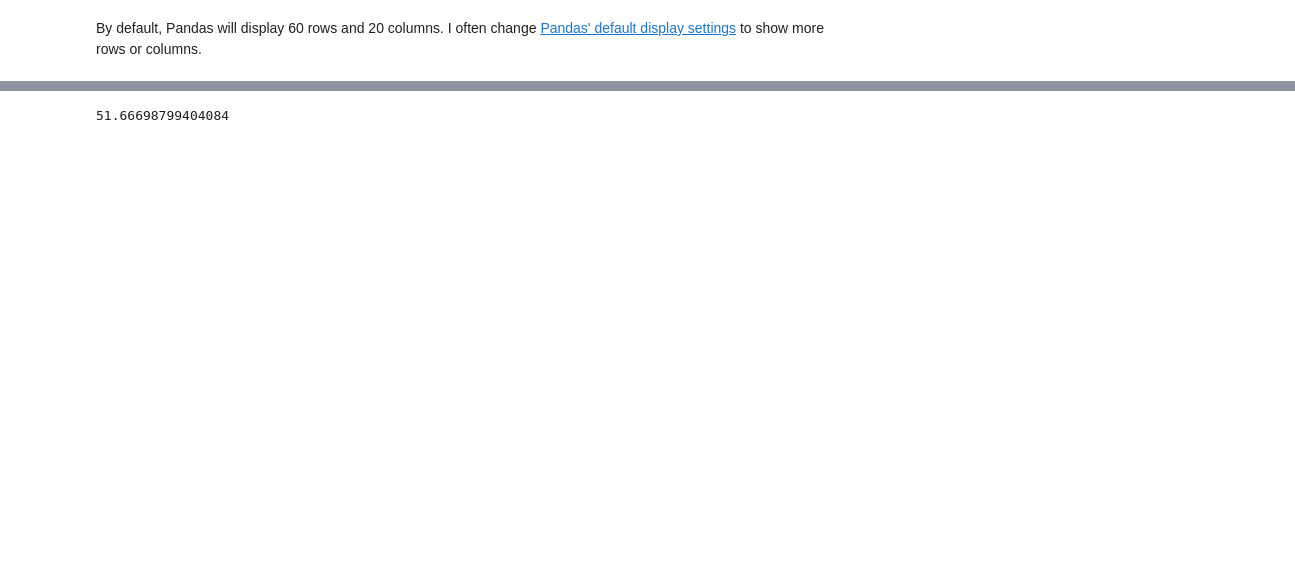
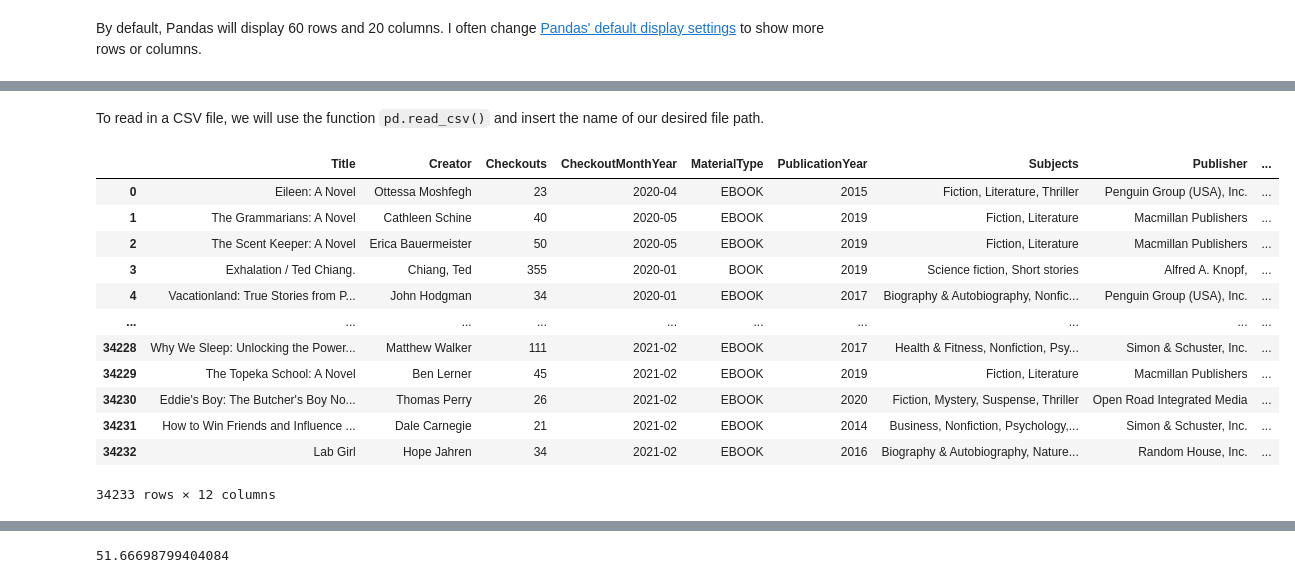
Before and after one commit to melaniewalsh/Data-Analysis-with-Pandas, a Jupyter notebook: 01-Data-Analysis-With-Pandas.ipynb, the cells around one changed output, grey strips where cells are left out. Cells and saved outputs as stored; diff of their text form; code cells hidden in the pictures; blank space fills up the shorter version.

```diff
--- a/01-Data-Analysis-With-Pandas.ipynb
+++ b/01-Data-Analysis-With-Pandas.ipynb
@@ -13,4 +33,2 @@ import pandas as pd
 # %% [markdown]
 By default, Pandas will display 60 rows and 20 columns. I often change [Pandas' default display settings](https://pandas.pydata.org/pandas-docs/stable/user_guide/options.html) to show more rows or columns.
-# %%
-pd.options.display.max_rows = 200
@@ -94,0 +35,3 @@ pandas.core.series.Series
+# %%
+pd.options.display.max_rows = 60
+pd.options.display.max_colwidth = 100
@@ -94,0 +47,18 @@ pandas.core.series.Series
+# %% [markdown]
+To read in a CSV file, we will use the function `pd.read_csv()` and insert the name of our desired file path.
+# %%
+pd.read_csv('Seattle-Library_2020-2021.csv', delimiter=",", encoding="utf-8")
+# %% [output]
+|  | Title | Creator | Checkouts | CheckoutMonthYear | MaterialType | PublicationYear | Subjects | Publisher | ... |
+| 0 | Eileen: A Novel | Ottessa Moshfegh | 23 | 2020-04 | EBOOK | 2015 | Fiction, Literature, Thriller | Penguin Group (USA), Inc. | ... |
+| 1 | The Grammarians: A Novel | Cathleen Schine | 40 | 2020-05 | EBOOK | 2019 | Fiction, Literature | Macmillan Publishers | ... |
+| 2 | The Scent Keeper: A Novel | Erica Bauermeister | 50 | 2020-05 | EBOOK | 2019 | Fiction, Literature | Macmillan Publishers | ... |
+| 3 | Exhalation / Ted Chiang. | Chiang, Ted | 355 | 2020-01 | BOOK | 2019 | Science fiction, Short stories | Alfred A. Knopf, | ... |
+| 4 | Vacationland: True Stories from P... | John Hodgman | 34 | 2020-01 | EBOOK | 2017 | Biography & Autobiography, Nonfic... | Penguin Group (USA), Inc. | ... |
+| ... | ... | ... | ... | ... | ... | ... | ... | ... | ... |
+| 34228 | Why We Sleep: Unlocking the Power... | Matthew Walker | 111 | 2021-02 | EBOOK | 2017 | Health & Fitness, Nonfiction, Psy... | Simon & Schuster, Inc. | ... |
+| 34229 | The Topeka School: A Novel | Ben Lerner | 45 | 2021-02 | EBOOK | 2019 | Fiction, Literature | Macmillan Publishers | ... |
+| 34230 | Eddie's Boy: The Butcher's Boy No... | Thomas Perry | 26 | 2021-02 | EBOOK | 2020 | Fiction, Mystery, Suspense, Thriller | Open Road Integrated Media | ... |
+| 34231 | How to Win Friends and Influence ... | Dale Carnegie | 21 | 2021-02 | EBOOK | 2014 | Business, Nonfiction, Psychology,... | Simon & Schuster, Inc. | ... |
+| 34232 | Lab Girl | Hope Jahren | 34 | 2021-02 | EBOOK | 2016 | Biography & Autobiography, Nature... | Random House, Inc. | ... |
+34233 rows × 12 columns
```
Also changed, not shown: parts of 133 cells of this notebook, 5 other files.
